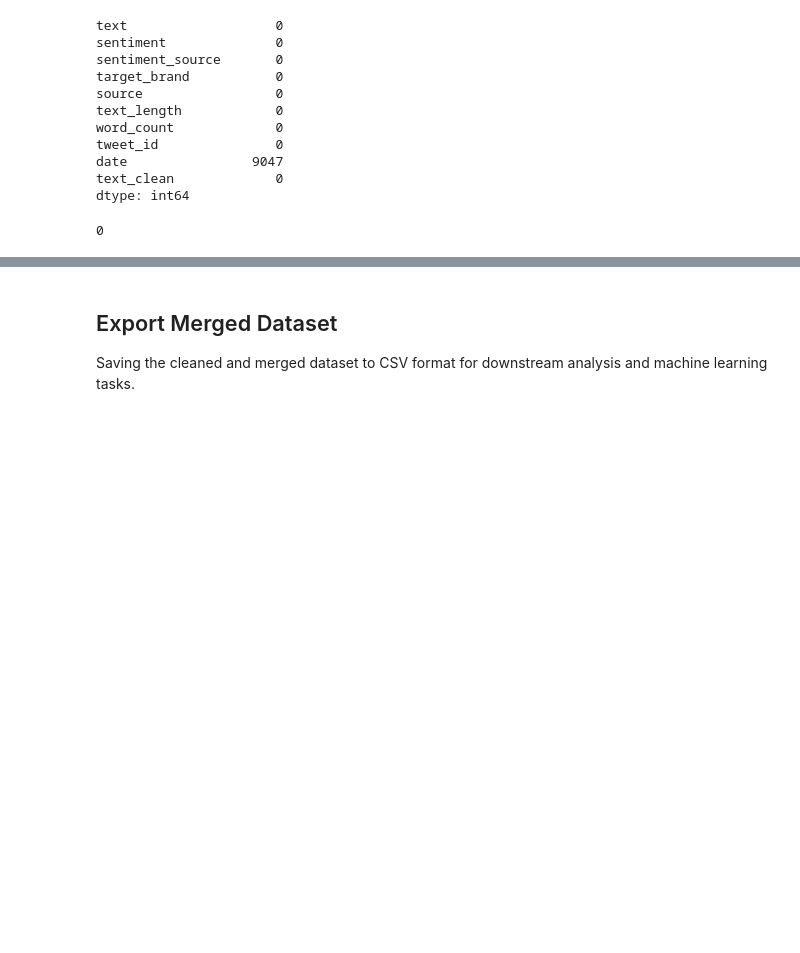
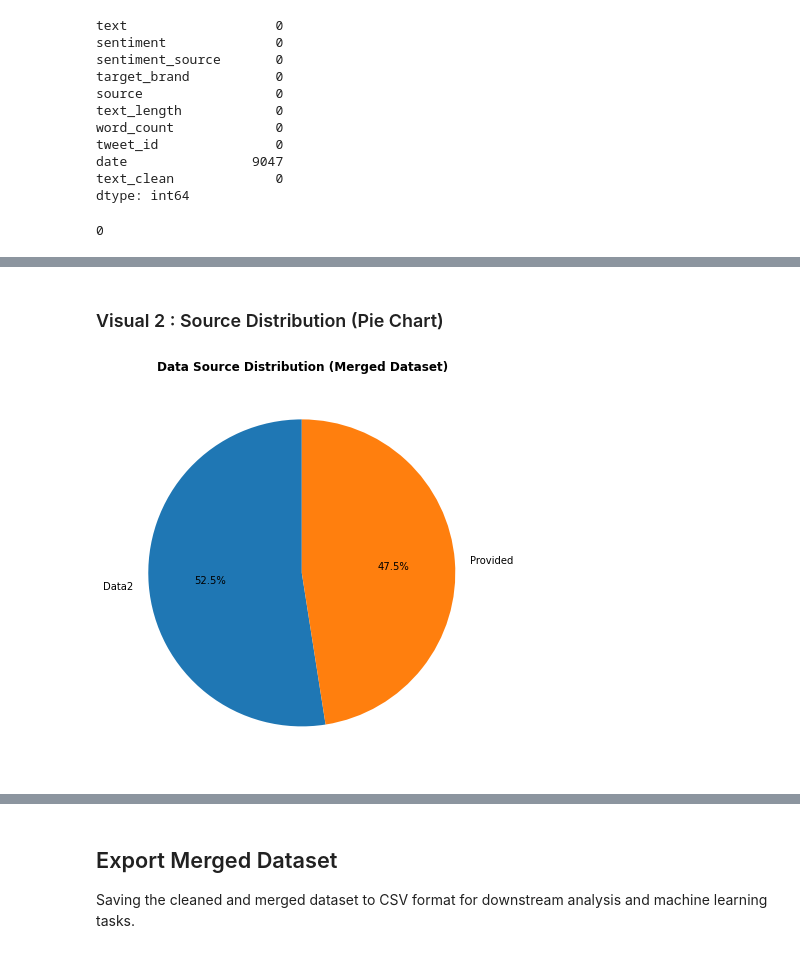
Before and after one commit to FaithGicheru/Twitter-Sentiment-Analysis-for-Tech-Product-Brands, a Jupyter notebook: Project_4.ipynb, the cells around one changed output, grey strips where cells are left out. Saved outputs shown, nothing was run; the diff lists cells and outputs as text; code cells hidden in the pictures; blank space fills up the shorter version.

```diff
--- a/Project_4.ipynb
+++ b/Project_4.ipynb
@@ -480,0 +444,18 @@ plt.show()
+# %% [markdown]
+### Visual 2 : Source Distribution (Pie Chart)
+# %%
+plt.figure(figsize=(6, 6), facecolor='white')
+
+source_counts = merged_df['source'].value_counts()
+
+plt.pie(source_counts.values,labels=source_counts.index,autopct='%1.1f%%',startangle=90)
+
+plt.title('Data Source Distribution (Merged Dataset)', fontweight='bold')
+
+plt.gca().set_facecolor('white')
+plt.axis('equal')
+
+plt.tight_layout()
+plt.show()
+# %% [output]
+[figure, added]
```
Also changed, not shown: parts of 8 cells of this notebook.
